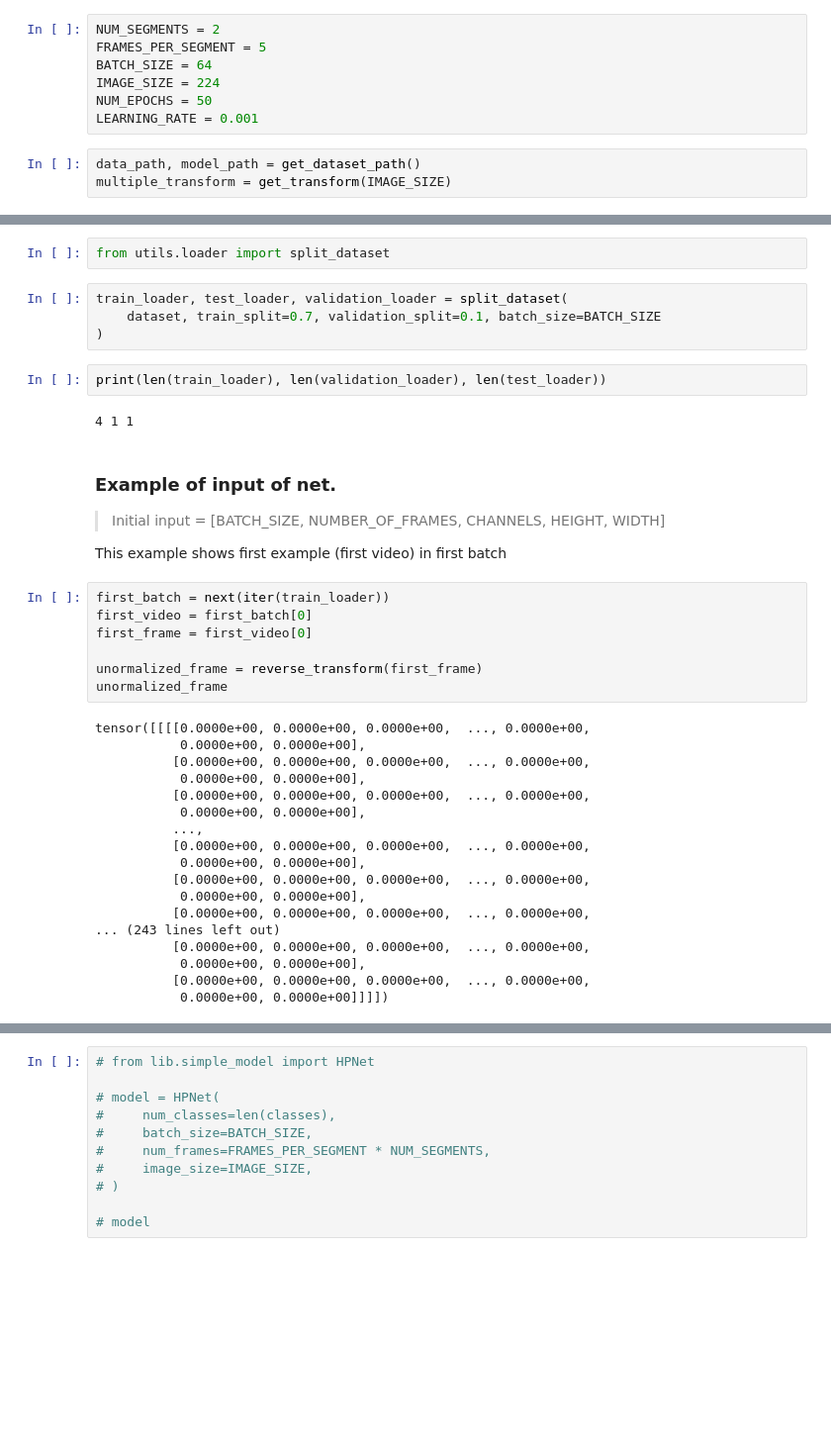
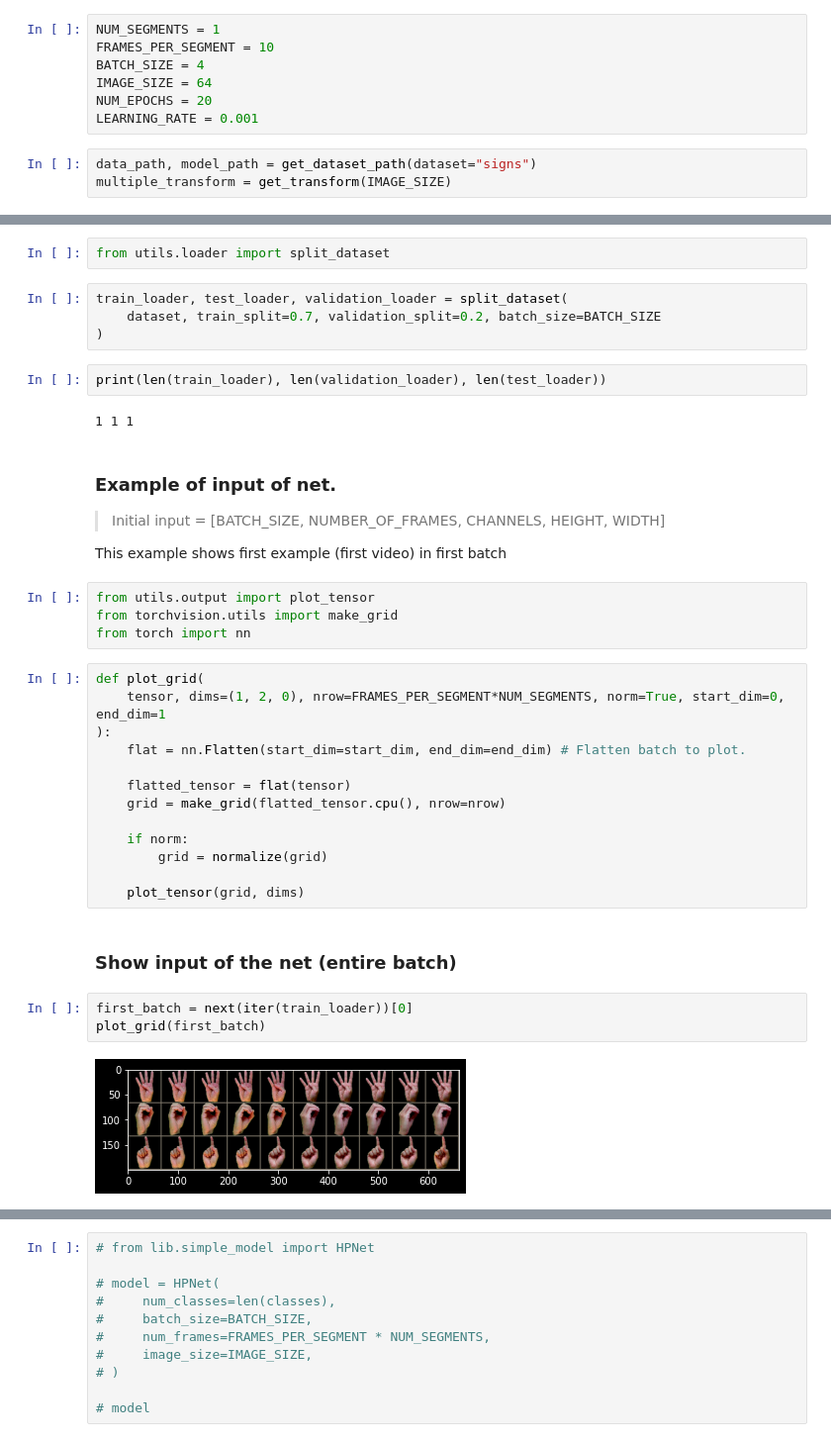
Before and after one commit to irg1008/Sign2Text, a Jupyter notebook: src/SimpleNet/train.ipynb, the cells around one changed output, grey strips where cells are left out. Shown at 99% size. Drawn from its saved outputs; the diff is of its cells as text; blank space fills up the shorter version.

Commit message:
Improving simple model and going step by step to find misdoing

```diff
--- a/src/SimpleNet/train.ipynb
+++ b/src/SimpleNet/train.ipynb
@@ -4,13 +4,13 @@ from config.torch_config import get_transform, device, reverse_transform
 from config.dataset import get_dataset_path
 # %%
-NUM_SEGMENTS = 2
-FRAMES_PER_SEGMENT = 5
-BATCH_SIZE = 64
-IMAGE_SIZE = 224
-NUM_EPOCHS = 50
+NUM_SEGMENTS = 1
+FRAMES_PER_SEGMENT = 10
+BATCH_SIZE = 4
+IMAGE_SIZE = 64
+NUM_EPOCHS = 20
 LEARNING_RATE = 0.001
 # %%
-data_path, model_path = get_dataset_path()
+data_path, model_path = get_dataset_path(dataset="signs")
 multiple_transform = get_transform(IMAGE_SIZE)
 # %%
 dataset = VideoFrameDataset(
@@ -25,40 +25,39 @@ classes = dataset.classes
 from utils.loader import split_dataset
 # %%
 train_loader, test_loader, validation_loader = split_dataset(
-    dataset, train_split=0.7, validation_split=0.1, batch_size=BATCH_SIZE
+    dataset, train_split=0.7, validation_split=0.2, batch_size=BATCH_SIZE
 )
 # %%
 print(len(train_loader), len(validation_loader), len(test_loader))
 # %% [output]
-4 1 1
+1 1 1
 # %% [markdown]
 ### Example of input of net.
 
 > Initial input = [BATCH_SIZE, NUMBER_OF_FRAMES, CHANNELS, HEIGHT, WIDTH]
 
 This example shows first example (first video) in first batch
+# %%
+from utils.output import plot_tensor
+from torchvision.utils import make_grid
+from torch import nn
+# %%
+def plot_grid(
+    tensor, dims=(1, 2, 0), nrow=FRAMES_PER_SEGMENT*NUM_SEGMENTS, norm=True, start_dim=0, end_dim=1
+):
+    flat = nn.Flatten(start_dim=start_dim, end_dim=end_dim) # Flatten batch to plot.
+
+    flatted_tensor = flat(tensor)
+    grid = make_grid(flatted_tensor.cpu(), nrow=nrow)
+
+    if norm:
+        grid = normalize(grid)
+
+    plot_tensor(grid, dims)
+# %% [markdown]
+### Show input of the net (entire batch)
 # %%
-first_batch = next(iter(train_loader))
-first_video = first_batch[0]
-first_frame = first_video[0]
-
-unormalized_frame = reverse_transform(first_frame)
-unormalized_frame
+first_batch = next(iter(train_loader))[0]
+plot_grid(first_batch)
 # %% [output]
-tensor([[[[0.0000e+00, 0.0000e+00, 0.0000e+00,  ..., 0.0000e+00,
-           0.0000e+00, 0.0000e+00],
-          [0.0000e+00, 0.0000e+00, 0.0000e+00,  ..., 0.0000e+00,
-           0.0000e+00, 0.0000e+00],
-          [0.0000e+00, 0.0000e+00, 0.0000e+00,  ..., 0.0000e+00,
-           0.0000e+00, 0.0000e+00],
-          ...,
-          [0.0000e+00, 0.0000e+00, 0.0000e+00,  ..., 0.0000e+00,
-           0.0000e+00, 0.0000e+00],
-          [0.0000e+00, 0.0000e+00, 0.0000e+00,  ..., 0.0000e+00,
-           0.0000e+00, 0.0000e+00],
-          [0.0000e+00, 0.0000e+00, 0.0000e+00,  ..., 0.0000e+00,
-... (243 lines left out)
-          [0.0000e+00, 0.0000e+00, 0.0000e+00,  ..., 0.0000e+00,
-           0.0000e+00, 0.0000e+00],
-          [0.0000e+00, 0.0000e+00, 0.0000e+00,  ..., 0.0000e+00,
-           0.0000e+00, 0.0000e+00]]]])
+[figure, added]
```
Also changed, not shown: parts of 19 cells of this notebook, 5 other files.
